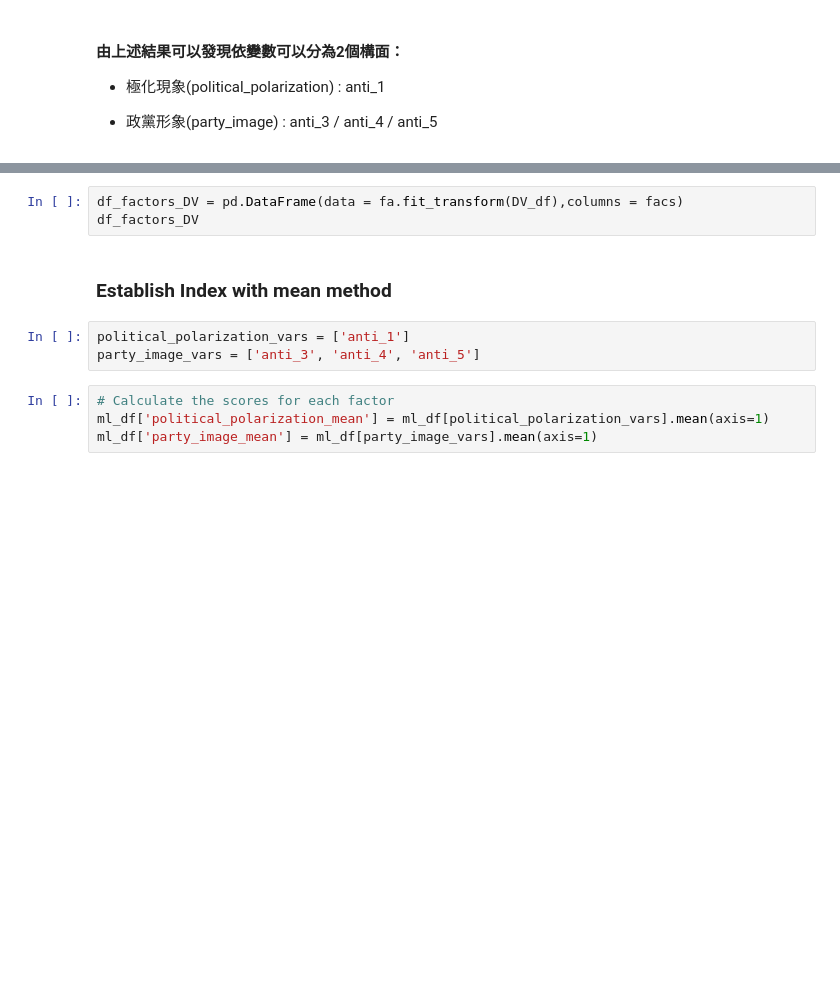
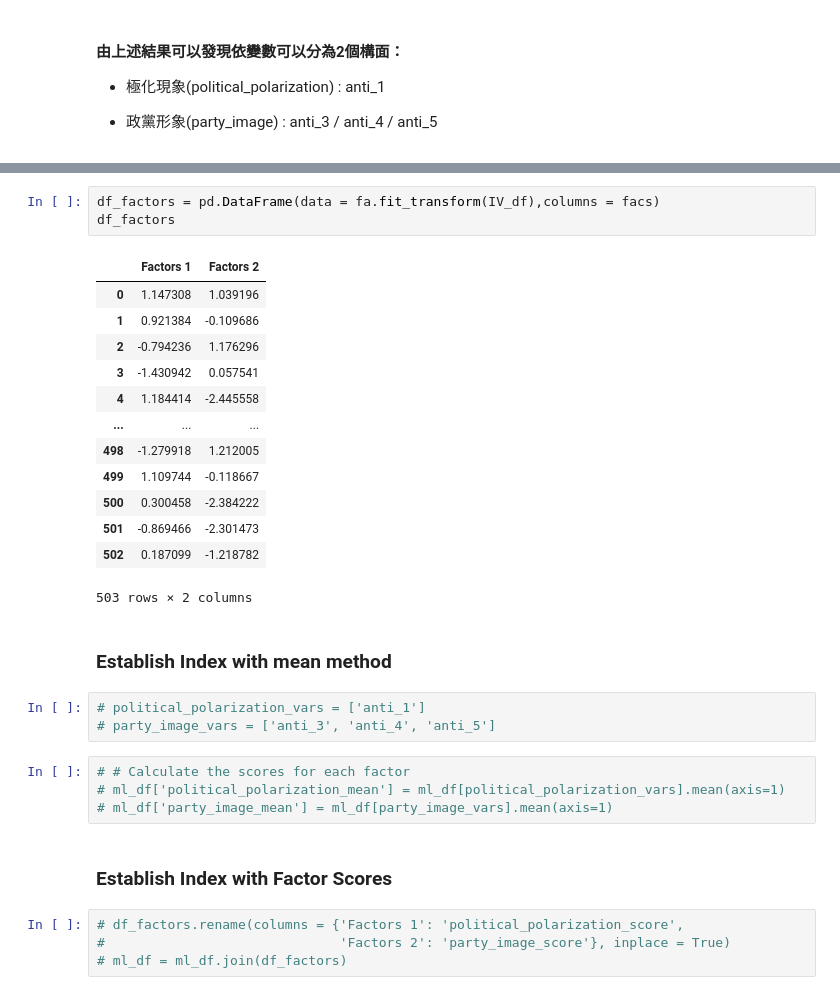
Before and after one commit to IsaacLee0904/Political_Socialization, a Jupyter notebook: media_political/anti_party_FAC.ipynb, the cells around one changed output, grey strips where cells are left out. Saved outputs shown, nothing was run; the diff lists cells and outputs as text; blank space fills up the shorter version.

```diff
--- a/media_political/anti_party_FAC.ipynb
+++ b/media_political/anti_party_FAC.ipynb
@@ -158,12 +241,32 @@ df_variance.append(df_ratio_var)
 # %%
-df_factors_DV = pd.DataFrame(data = fa.fit_transform(DV_df),columns = facs)
-df_factors_DV
+df_factors = pd.DataFrame(data = fa.fit_transform(IV_df),columns = facs)
+df_factors
+# %% [output]
+|  | Factors 1 | Factors 2 |
+| 0 | 1.147308 | 1.039196 |
+| 1 | 0.921384 | -0.109686 |
+| 2 | -0.794236 | 1.176296 |
+| 3 | -1.430942 | 0.057541 |
+| 4 | 1.184414 | -2.445558 |
+| ... | ... | ... |
+| 498 | -1.279918 | 1.212005 |
+| 499 | 1.109744 | -0.118667 |
+| 500 | 0.300458 | -2.384222 |
+| 501 | -0.869466 | -2.301473 |
+| 502 | 0.187099 | -1.218782 |
+503 rows × 2 columns
 # %% [markdown]
 ### Establish Index with mean method
 # %%
-political_polarization_vars = ['anti_1']
-party_image_vars = ['anti_3', 'anti_4', 'anti_5']
+# political_polarization_vars = ['anti_1']
+# party_image_vars = ['anti_3', 'anti_4', 'anti_5']
 # %%
-# Calculate the scores for each factor
-ml_df['political_polarization_mean'] = ml_df[political_polarization_vars].mean(axis=1)
-ml_df['party_image_mean'] = ml_df[party_image_vars].mean(axis=1)
+# # Calculate the scores for each factor
+# ml_df['political_polarization_mean'] = ml_df[political_polarization_vars].mean(axis=1)
+# ml_df['party_image_mean'] = ml_df[party_image_vars].mean(axis=1)
+# %% [markdown]
+### Establish Index with Factor Scores
+# %%
+# df_factors.rename(columns = {'Factors 1': 'political_polarization_score',
+#                              'Factors 2': 'party_image_score'}, inplace = True)
+# ml_df = ml_df.join(df_factors)
```
Also changed, not shown: parts of 18 cells of this notebook, 5 other files.
